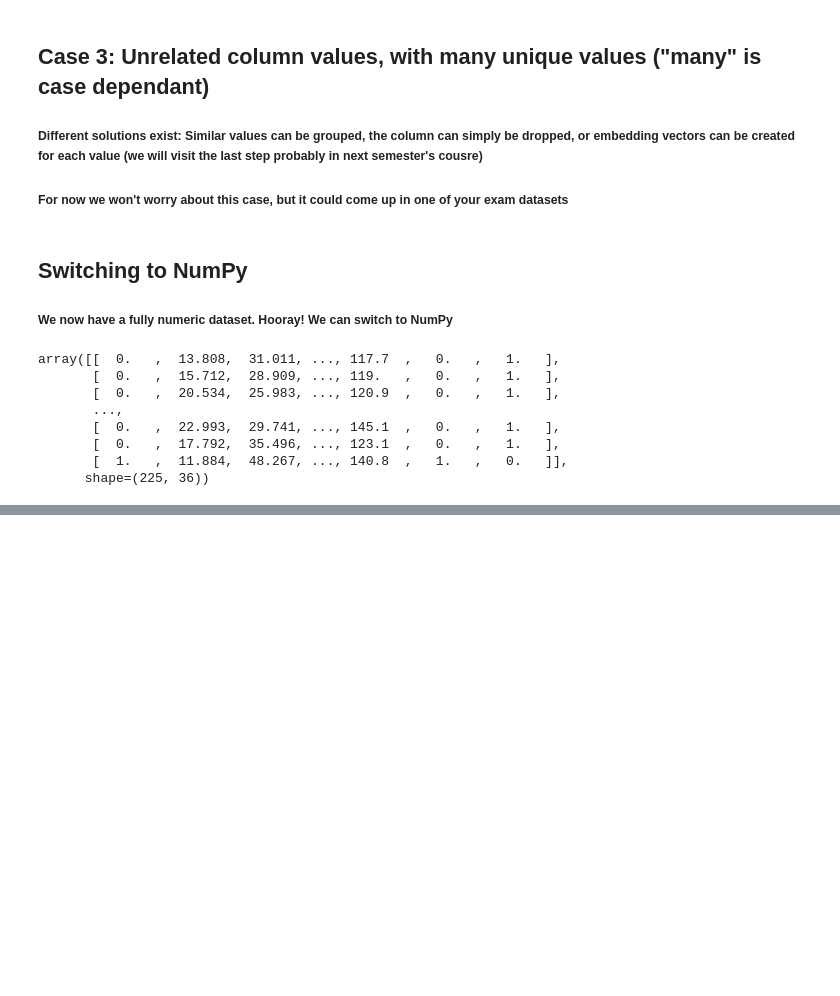
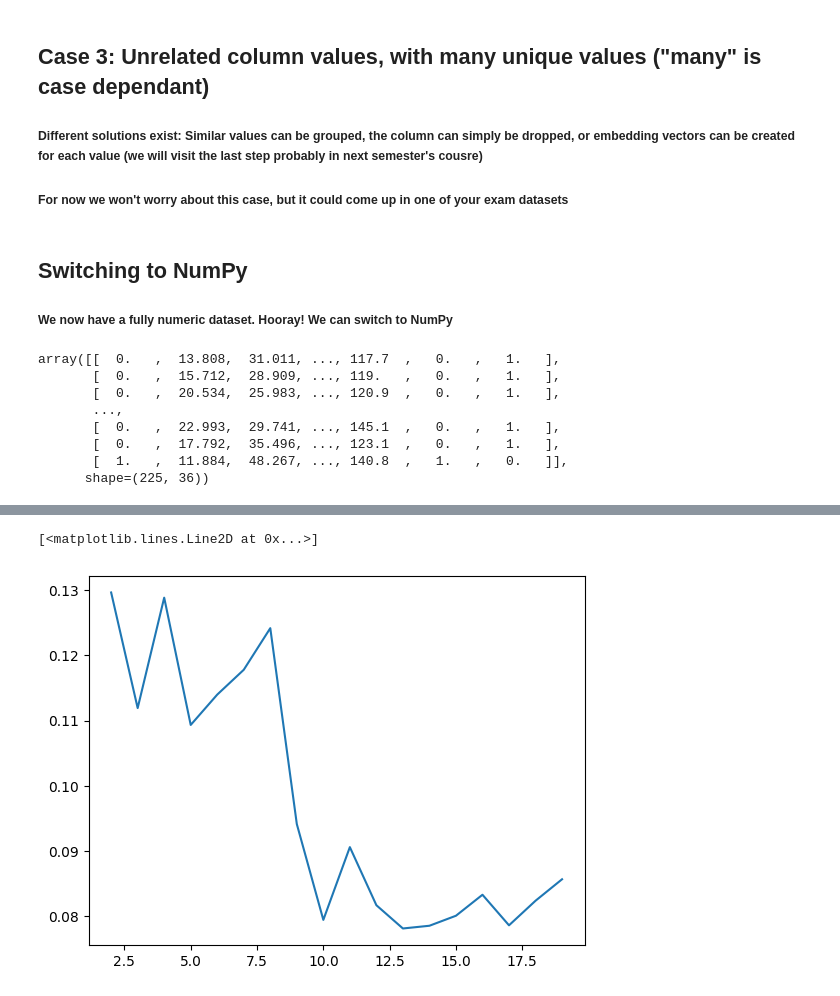
Before and after one commit to EvanEames/MLADCH2526, a Jupyter notebook: week4/ML_Week4.ipynb, the cells around one changed output, grey strips where cells are left out. Drawn from its saved outputs; the diff is of its cells as text; code cells hidden in the pictures; blank space fills up the shorter version.

```diff
--- a/week4/ML_Week4.ipynb
+++ b/week4/ML_Week4.ipynb
@@ -263,0 +268,2 @@ plt.imshow(X, cmap='hot')
+# %%
+X = X_standardized
@@ -263,0 +277,24 @@ plt.imshow(X, cmap='hot')
+# %%
+from sklearn.metrics import silhouette_score
+
+silhouette_score(X, kmeans.labels_, metric='euclidean')
+
+K = range(2, 20)
+fits = []
+score = []
+
+
+for k in K:
+    # train the model for current value of k on training data
+    model = KMeans(n_clusters = k, random_state = 0, n_init='auto').fit(X)
+
+    # append the model to fits
+    fits.append(model)
+
+    # Append the silhouette score to scores
+    score.append(silhouette_score(X, model.labels_, metric='euclidean'))
+# %%
+plt.plot(K, score)
+# %% [output]
+[<matplotlib.lines.Line2D at 0x...>]
+[figure, added]
```
Also changed, not shown: parts of 6 cells of this notebook, 5 other files.
